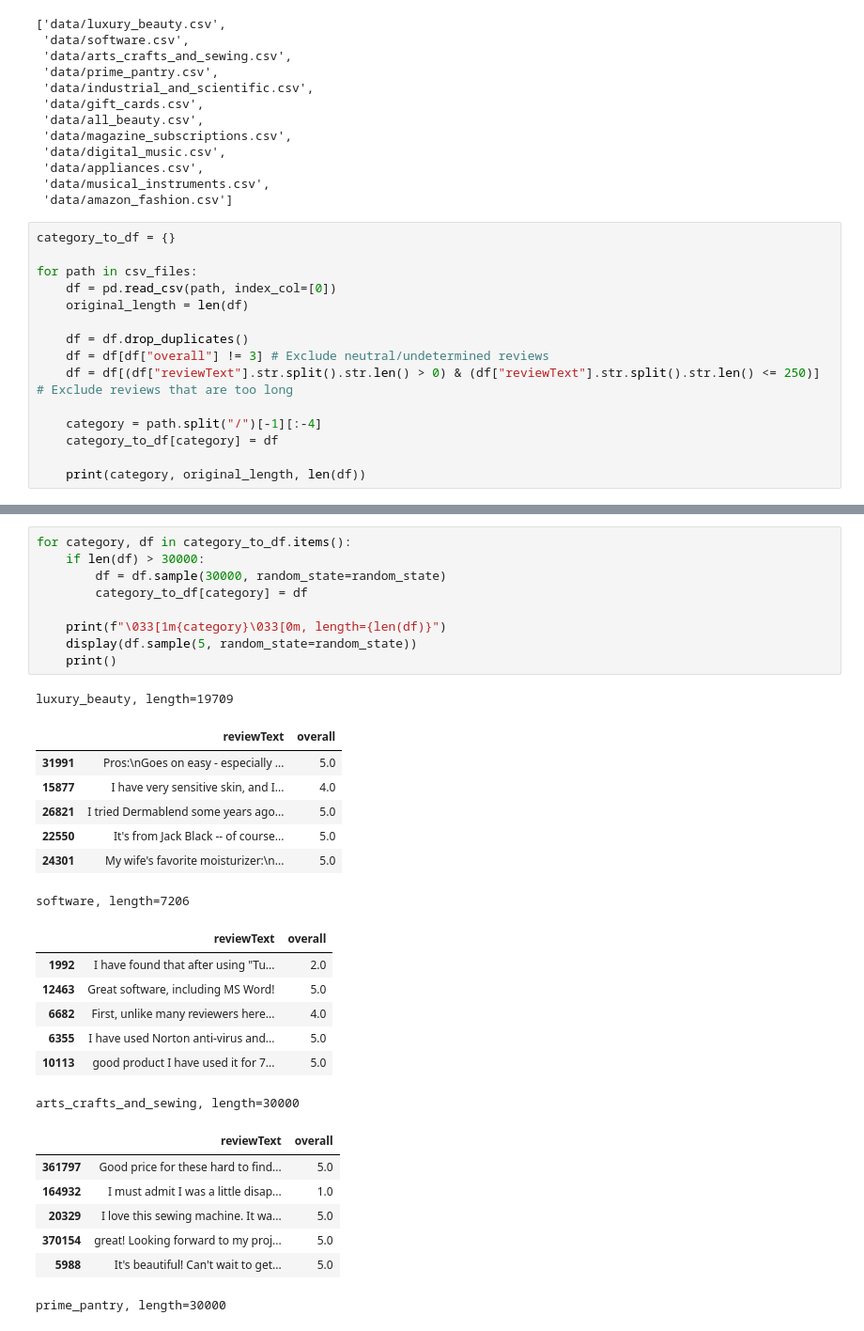
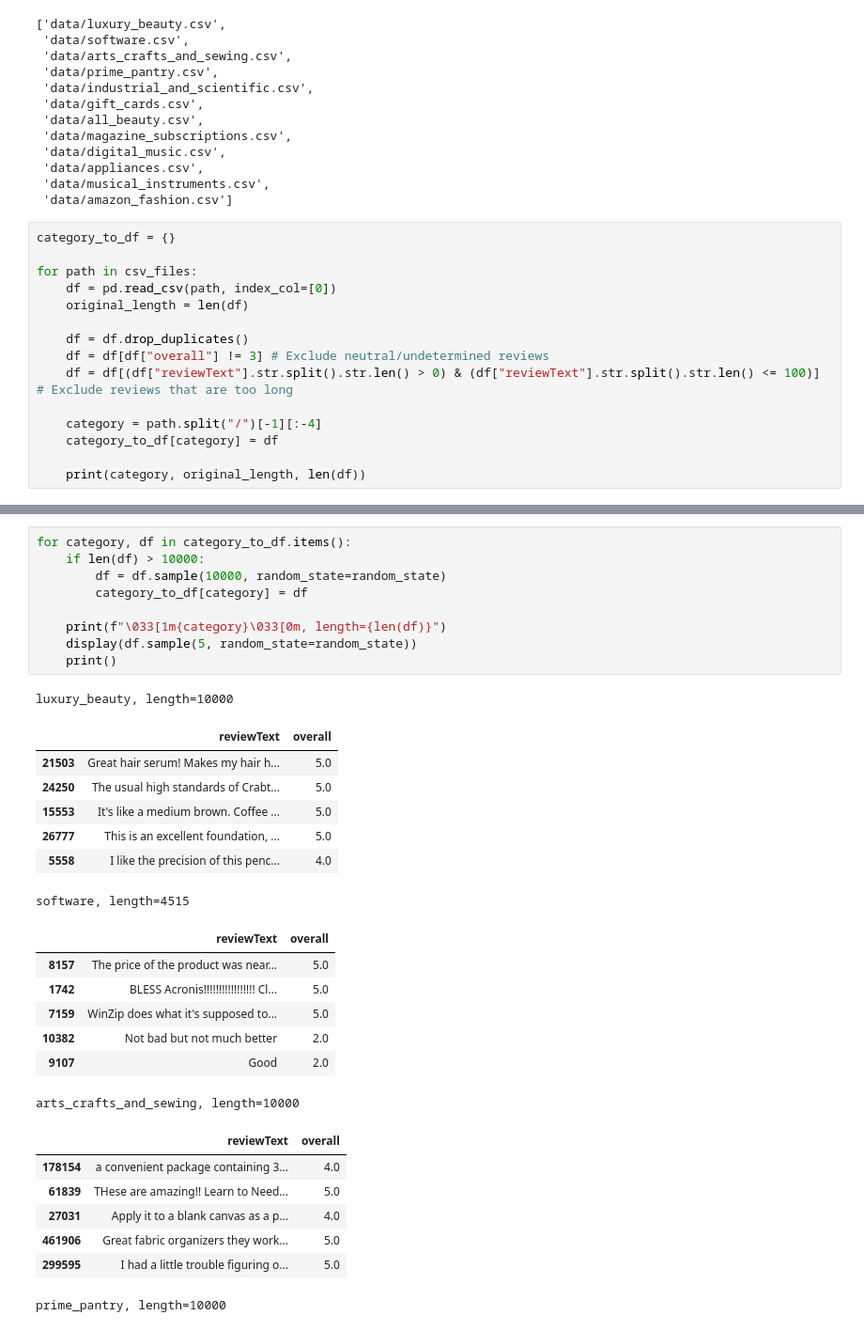
Before and after one commit to jlin00/uncle-gilbert, a Jupyter notebook: filter_data.ipynb, the cells around one changed output, grey strips where cells are left out. Shown at 94% size. Saved outputs shown, nothing was run; the diff lists cells and outputs as text.

```diff
--- a/filter_data.ipynb
+++ b/filter_data.ipynb
@@ -34,7 +34,7 @@ for path in csv_files:
 
     df = df.drop_duplicates()
     df = df[df["overall"] != 3] # Exclude neutral/undetermined reviews
-    df = df[(df["reviewText"].str.split().str.len() > 0) & (df["reviewText"].str.split().str.len() <= 250)] # Exclude reviews that are too long
+    df = df[(df["reviewText"].str.split().str.len() > 0) & (df["reviewText"].str.split().str.len() <= 100)] # Exclude reviews that are too long
 
     category = path.split("/")[-1][:-4]
     category_to_df[category] = df
@@ -60,33 +60,33 @@ sum([len(df) for df in category_to_df.values()])
 # %%
 for category, df in category_to_df.items():
-    if len(df) > 30000:
-        df = df.sample(30000, random_state=random_state)
+    if len(df) > 10000:
+        df = df.sample(10000, random_state=random_state)
         category_to_df[category] = df
 
     print(f"\033[1m{category}\033[0m, length={len(df)}")
     display(df.sample(5, random_state=random_state))
     print()
 # %% [output]
-luxury_beauty, length=19709
+luxury_beauty, length=10000
 |  | reviewText | overall |
-| 31991 | Pros:\nGoes on easy - especially ... | 5.0 |
-| 15877 | I have very sensitive skin, and I... | 4.0 |
-| 26821 | I tried Dermablend some years ago... | 5.0 |
-| 22550 | It's from Jack Black -- of course... | 5.0 |
-| 24301 | My wife's favorite moisturizer:\n... | 5.0 |
+| 21503 | Great hair serum! Makes my hair h... | 5.0 |
+| 24250 | The usual high standards of Crabt... | 5.0 |
+| 15553 | It's like a medium brown. Coffee ... | 5.0 |
+| 26777 | This is an excellent foundation, ... | 5.0 |
+| 5558 | I like the precision of this penc... | 4.0 |
-software, length=7206
+software, length=4515
 |  | reviewText | overall |
-| 1992 | I have found that after using "Tu... | 2.0 |
-| 12463 | Great software, including MS Word! | 5.0 |
-| 6682 | First, unlike many reviewers here... | 4.0 |
-| 6355 | I have used Norton anti-virus and... | 5.0 |
-| 10113 | good product I have used it for 7... | 5.0 |
+| 8157 | The price of the product was near... | 5.0 |
+| 1742 | BLESS Acronis!!!!!!!!!!!!!!!!! Cl... | 5.0 |
+| 7159 | WinZip does what it's supposed to... | 5.0 |
+| 10382 | Not bad but not much better | 2.0 |
+| 9107 | Good | 2.0 |
-arts_crafts_and_sewing, length=30000
+arts_crafts_and_sewing, length=10000
 |  | reviewText | overall |
-| 361797 | Good price for these hard to find... | 5.0 |
-| 164932 | I must admit I was a little disap... | 1.0 |
-| 20329 | I love this sewing machine. It wa... | 5.0 |
-| 370154 | great! Looking forward to my proj... | 5.0 |
-| 5988 | It's beautiful! Can't wait to get... | 5.0 |
+| 178154 | a convenient package containing 3... | 4.0 |
+| 61839 | THese are amazing!! Learn to Need... | 5.0 |
+| 27031 | Apply it to a blank canvas as a p... | 4.0 |
+| 461906 | Great fabric organizers they work... | 5.0 |
+| 299595 | I had a little trouble figuring o... | 5.0 |
-prime_pantry, length=30000
+prime_pantry, length=10000
 |  | reviewText | overall |
```
Also changed, not shown: parts of 5 cells of this notebook, 3 other files.
